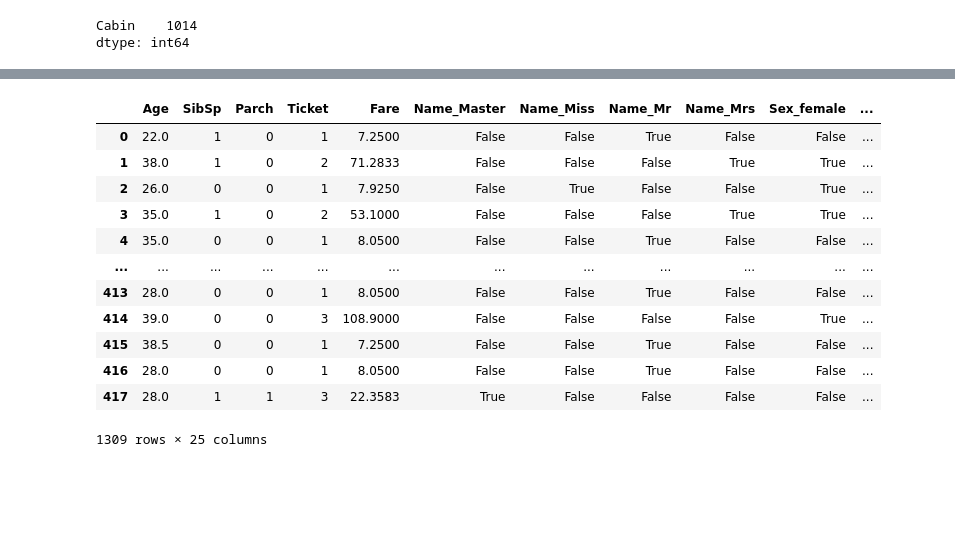
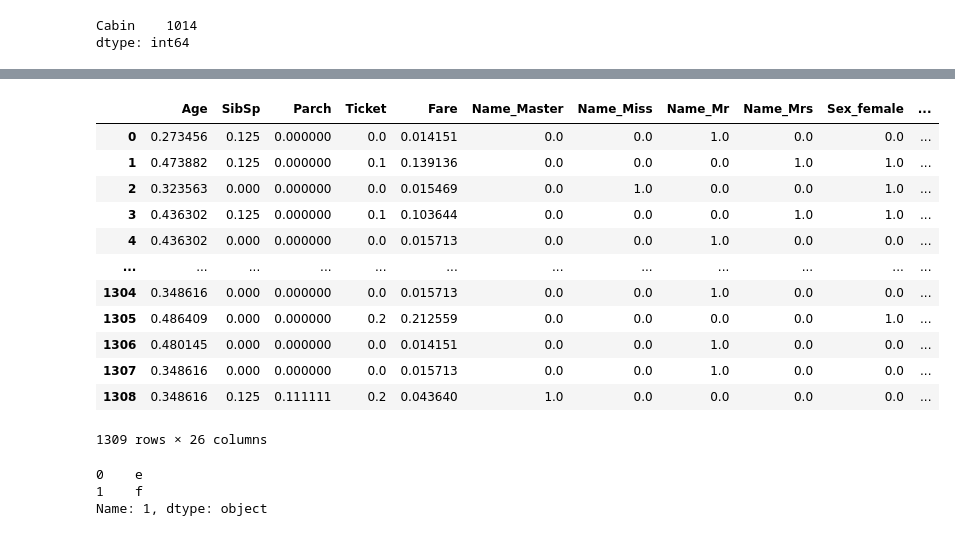
Before and after one commit to dorahs71/ml-course, a Jupyter notebook: titanic.ipynb, the cells around one changed output, grey strips where cells are left out. Cells and saved outputs as stored; diff of their text form; code cells hidden in the pictures; blank space fills up the shorter version.

```diff
--- a/titanic.ipynb
+++ b/titanic.ipynb
@@ -256,19 +243,53 @@ datas = pd.get_dummies(datas) #dummies 處理冗余，並將字串的類別展
 #因 Pclass 是數值資料，故不會自動做 One-Hot，所以要指定他做
 
 datas = pd.get_dummies(datas, columns=["Pclass"])
-
-datas
-# %% [output]
-|  | Age | SibSp | Parch | Ticket | Fare | Name_Master | Name_Miss | Name_Mr | Name_Mrs | Sex_female | ... |
-| 0 | 22.0 | 1 | 0 | 1 | 7.2500 | False | False | True | False | False | ... |
-| 1 | 38.0 | 1 | 0 | 2 | 71.2833 | False | False | False | True | True | ... |
-| 2 | 26.0 | 0 | 0 | 1 | 7.9250 | False | True | False | False | True | ... |
-| 3 | 35.0 | 1 | 0 | 2 | 53.1000 | False | False | False | True | True | ... |
-| 4 | 35.0 | 0 | 0 | 1 | 8.0500 | False | False | True | False | False | ... |
-| ... | ... | ... | ... | ... | ... | ... | ... | ... | ... | ... | ... |
-| 413 | 28.0 | 0 | 0 | 1 | 8.0500 | False | False | True | False | False | ... |
-| 414 | 39.0 | 0 | 0 | 3 | 108.9000 | False | False | False | False | True | ... |
-| 415 | 38.5 | 0 | 0 | 1 | 7.2500 | False | False | True | False | False | ... |
-| 416 | 28.0 | 0 | 0 | 1 | 8.0500 | False | False | True | False | False | ... |
-| 417 | 28.0 | 1 | 1 | 3 | 22.3583 | True | False | False | False | False | ... |
-1309 rows × 25 columns
+# %%
+# Step 3. 這個其實是最後才做的
+
+datas["Family"] = datas["SibSp"] + datas["Parch"]
+
+# kNearestNeighbors -> KNN 演算法，看最近的幾個鄰居，多的就以他的類別 or 平均數為主
+# 算距離的時候，單位很重要(ex. 歲數 v.s. SibSp v.s. Fare)
+# 把單位一致化 => Scaling，把所有欄位變成 0 ~ 1
+
+# MinMaxScaling
+
+# Age (x) => x' = x-min/max-min
+# %%
+from sklearn.preprocessing import MinMaxScaler
+#https://scikit-learn.org/stable/modules/generated/sklearn.preprocessing.MinMaxScaler.html
+
+#訓：fit + transform
+#測：transform
+
+scaler = MinMaxScaler()
+datas_scaled = pd.DataFrame(scaler.fit_transform(datas),columns=datas.columns)
+# %% [output]
+|  | Age | SibSp | Parch | Ticket | Fare | Name_Master | Name_Miss | Name_Mr | Name_Mrs | Sex_female | ... |
+| 0 | 0.273456 | 0.125 | 0.000000 | 0.0 | 0.014151 | 0.0 | 0.0 | 1.0 | 0.0 | 0.0 | ... |
+| 1 | 0.473882 | 0.125 | 0.000000 | 0.1 | 0.139136 | 0.0 | 0.0 | 0.0 | 1.0 | 1.0 | ... |
+| 2 | 0.323563 | 0.000 | 0.000000 | 0.0 | 0.015469 | 0.0 | 1.0 | 0.0 | 0.0 | 1.0 | ... |
+| 3 | 0.436302 | 0.125 | 0.000000 | 0.1 | 0.103644 | 0.0 | 0.0 | 0.0 | 1.0 | 1.0 | ... |
+| 4 | 0.436302 | 0.000 | 0.000000 | 0.0 | 0.015713 | 0.0 | 0.0 | 1.0 | 0.0 | 0.0 | ... |
+| ... | ... | ... | ... | ... | ... | ... | ... | ... | ... | ... | ... |
+| 1304 | 0.348616 | 0.000 | 0.000000 | 0.0 | 0.015713 | 0.0 | 0.0 | 1.0 | 0.0 | 0.0 | ... |
+| 1305 | 0.486409 | 0.000 | 0.000000 | 0.2 | 0.212559 | 0.0 | 0.0 | 0.0 | 0.0 | 1.0 | ... |
+| 1306 | 0.480145 | 0.000 | 0.000000 | 0.0 | 0.014151 | 0.0 | 0.0 | 1.0 | 0.0 | 0.0 | ... |
+| 1307 | 0.348616 | 0.000 | 0.000000 | 0.0 | 0.015713 | 0.0 | 0.0 | 1.0 | 0.0 | 0.0 | ... |
+| 1308 | 0.348616 | 0.125 | 0.111111 | 0.2 | 0.043640 | 1.0 | 0.0 | 0.0 | 0.0 | 0.0 | ... |
+1309 rows × 26 columns
+# %%
+# Demo: pandas取列
+
+d = pd.DataFrame([
+    ["a", "b"],
+    ["c", "d"],
+    ["e", "f"]
+], index=[0,0,1])
+
+#loc：是看列標籤取列， iloc：是看第幾列取列！！
+d.iloc[2]
+# %% [output]
+0    e
+1    f
+Name: 1, dtype: object
```
Also changed, not shown: parts of 4 cells of this notebook.
